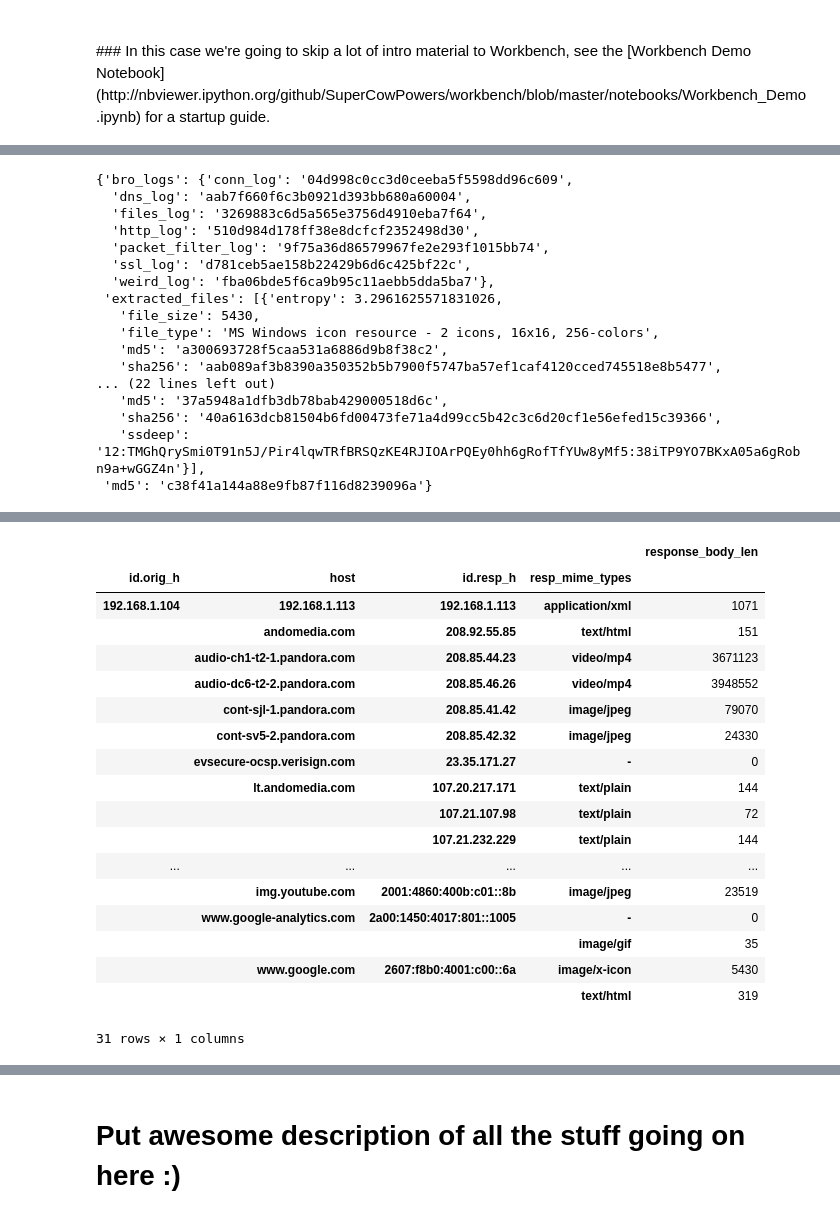
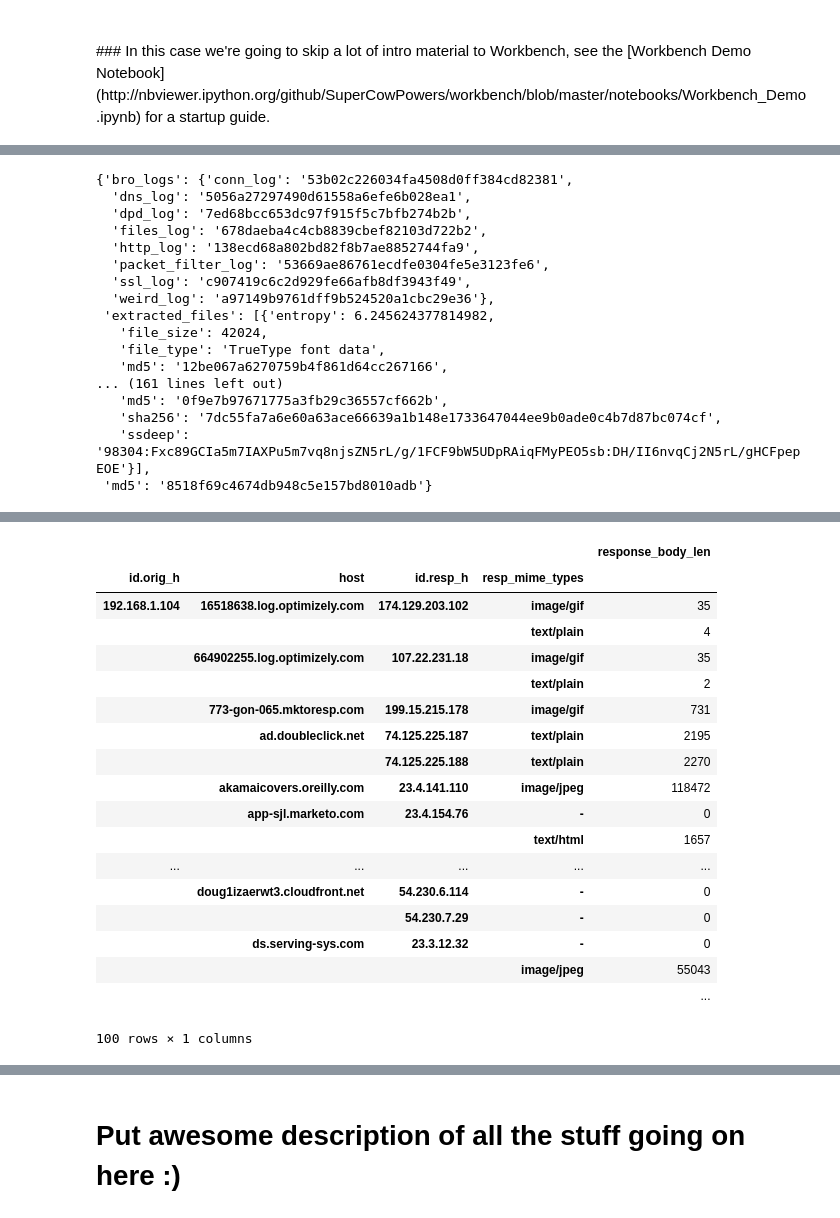
Before and after one commit to ollie314/workbench, a Jupyter notebook: notebooks/Network_Stream.ipynb, the cells around one changed output, grey strips where cells are left out. Saved outputs shown, nothing was run; the diff lists cells and outputs as text; code cells hidden in the pictures.

```diff
--- a/notebooks/Network_Stream.ipynb
+++ b/notebooks/Network_Stream.ipynb
@@ -51,7 +51,7 @@ See https://github.com/SuperCowPowers/workbench for more information
 # Process the Streaming PCAP Data
 <font size=4> Lets look at the PCAPs that are being tossed into workbench. A script in the utils directory called pcap_streamer.py will 'stream' PCAPs into workbench off of a live network interface. We can use the 'get_sample_window' call to workbench for it to give us the last 30 MB of streaming PCAPs</font>
 # %%
-# Grab a range of pcaps in workbench
-pcap_md5s = c.get_sample_window('pcap', 30)
+# Grab a range of pcaps in workbench (last 100 MegaBytes worth in this case)
+pcap_md5s = c.get_sample_window('pcap', 100)
 print 'Number of PCAPs %d' % len(pcap_md5s)
 # %% [output]
@@ -71,28 +71,28 @@ c.work_request('pcap_http_graph', pcap_set)
 # Workbench + Neo4j = Awesome
 <font size=4> The HTTP graph has quite a bit of info, but you can see that we've conducted a shortest paths search from all nodes of type 'origin' (any node originating http communications) to any node of type 'file'. So we're particularly interested in all of the various files that got downloaded from our network tap in the last few minutes.</font>
 # %%
-# We can also ask workbench for a python dictionary of all the info from this set of 30 PCAPs,
+# We can also ask workbench for a python dictionary of all the info from this set of (100MB) PCAPs,
 # because sometimes visualization are useful and sometimes organized data is useful.
 output = c.work_request('view_pcap_details', pcap_set)['view_pcap_details']
 output
 # %% [output]
-{'bro_logs': {'conn_log': '04d998c0cc3d0ceeba5f5598dd96c609',
-  'dns_log': 'aab7f660f6c3b0921d393bb680a60004',
-  'files_log': '3269883c6d5a565e3756d4910eba7f64',
-  'http_log': '510d984d178ff38e8dcfcf2352498d30',
-  'packet_filter_log': '9f75a36d86579967fe2e293f1015bb74',
-  'ssl_log': 'd781ceb5ae158b22429b6d6c425bf22c',
-  'weird_log': 'fba06bde5f6ca9b95c11aebb5dda5ba7'},
- 'extracted_files': [{'entropy': 3.2961625571831026,
-   'file_size': 5430,
-   'file_type': 'MS Windows icon resource - 2 icons, 16x16, 256-colors',
-   'md5': 'a300693728f5caa531a6886d9b8f38c2',
-   'sha256': 'aab089af3b8390a350352b5b7900f5747ba57ef1caf4120cced745518e8b5477',
-... (22 lines left out)
-   'md5': '37a5948a1dfb3db78bab429000518d6c',
-   'sha256': '40a6163dcb81504b6fd00473fe71a4d99cc5b42c3c6d20cf1e56efed15c39366',
-   'ssdeep': '12:TMGhQrySmi0T91n5J/Pir4lqwTRfBRSQzKE4RJIOArPQEy0hh6gRofTfYUw8yMf5:38iTP9YO7BKxA05a6gRobn9a+wGGZ4n'}],
- 'md5': 'c38f41a144a88e9fb87f116d8239096a'}
+{'bro_logs': {'conn_log': '53b02c226034fa4508d0ff384cd82381',
+  'dns_log': '5056a27297490d61558a6efe6b028ea1',
+  'dpd_log': '7ed68bcc653dc97f915f5c7bfb274b2b',
+  'files_log': '678daeba4c4cb8839cbef82103d722b2',
+  'http_log': '138ecd68a802bd82f8b7ae8852744fa9',
+  'packet_filter_log': '53669ae86761ecdfe0304fe5e3123fe6',
+  'ssl_log': 'c907419c6c2d929fe66afb8df3943f49',
+  'weird_log': 'a97149b9761dff9b524520a1cbc29e36'},
+ 'extracted_files': [{'entropy': 6.245624377814982,
+   'file_size': 42024,
+   'file_type': 'TrueType font data',
+   'md5': '12be067a6270759b4f861d64cc267166',
+... (161 lines left out)
+   'md5': '0f9e7b97671775a3fb29c36557cf662b',
+   'sha256': '7dc55fa7a6e60a63ace66639a1b148e1733647044ee9b0ade0c4b7d87bc074cf',
+   'ssdeep': '98304:Fxc89GCIa5m7IAXPu5m7vq8njsZN5rL/g/1FCF9bW5UDpRAiqFMyPEO5sb:DH/II6nvqCj2N5rL/gHCFpepEOE'}],
+ 'md5': '8518f69c4674db948c5e157bd8010adb'}
 # %% [markdown]
 <div style="float: left; margin: 0px 0px 0px 0px"><img src="files/images/head_explode.jpg" width="350px"></div>
 ## If the next line of code doesn't blow your mind, you aren't paying attention!
@@ -113,24 +114,24 @@ This type of operation is really just scratching the surface when it comes to da
 # %%
 # Now we group by host and show the different response mime types for each host
 group_host = dataframes['http_log'].groupby(['id.orig_h','host','id.resp_h','resp_mime_types'])[['response_body_len']].sum()
-group_host.head(50)
+group_host.head(100)
 # %% [output]
 |  |  |  |  | response_body_len |
 | id.orig_h | host | id.resp_h | resp_mime_types |  |
-| 192.168.1.104 | 192.168.1.113 | 192.168.1.113 | application/xml | 1071 |
-|  | andomedia.com | 208.92.55.85 | text/html | 151 |
-|  | audio-ch1-t2-1.pandora.com | 208.85.44.23 | video/mp4 | 3671123 |
-|  | audio-dc6-t2-2.pandora.com | 208.85.46.26 | video/mp4 | 3948552 |
-|  | cont-sjl-1.pandora.com | 208.85.41.42 | image/jpeg | 79070 |
-|  | cont-sv5-2.pandora.com | 208.85.42.32 | image/jpeg | 24330 |
-|  | evsecure-ocsp.verisign.com | 23.35.171.27 | - | 0 |
-|  | lt.andomedia.com | 107.20.217.171 | text/plain | 144 |
-|  |  | 107.21.107.98 | text/plain | 72 |
-|  |  | 107.21.232.229 | text/plain | 144 |
+| 192.168.1.104 | 16518638.log.optimizely.com | 174.129.203.102 | image/gif | 35 |
+|  |  |  | text/plain | 4 |
+|  | 664902255.log.optimizely.com | 107.22.231.18 | image/gif | 35 |
+|  |  |  | text/plain | 2 |
+|  | 773-gon-065.mktoresp.com | 199.15.215.178 | image/gif | 731 |
+|  | ad.doubleclick.net | 74.125.225.187 | text/plain | 2195 |
+|  |  | 74.125.225.188 | text/plain | 2270 |
+|  | akamaicovers.oreilly.com | 23.4.141.110 | image/jpeg | 118472 |
+|  | app-sjl.marketo.com | 23.4.154.76 | - | 0 |
+|  |  |  | text/html | 1657 |
 | ... | ... | ... | ... | ... |
-|  | img.youtube.com | 2001:4860:400b:c01::8b | image/jpeg | 23519 |
-|  | www.google-analytics.com | 2a00:1450:4017:801::1005 | - | 0 |
-|  |  |  | image/gif | 35 |
-|  | www.google.com | 2607:f8b0:4001:c00::6a | image/x-icon | 5430 |
-|  |  |  | text/html | 319 |
+|  | doug1izaerwt3.cloudfront.net | 54.230.6.114 | - | 0 |
+|  |  | 54.230.7.29 | - | 0 |
+|  | ds.serving-sys.com | 23.3.12.32 | - | 0 |
+|  |  |  | image/jpeg | 55043 |
+|  |  |  |  | ... |
-31 rows × 1 columns
+100 rows × 1 columns
```
Also changed, not shown: parts of 9 cells of this notebook.
